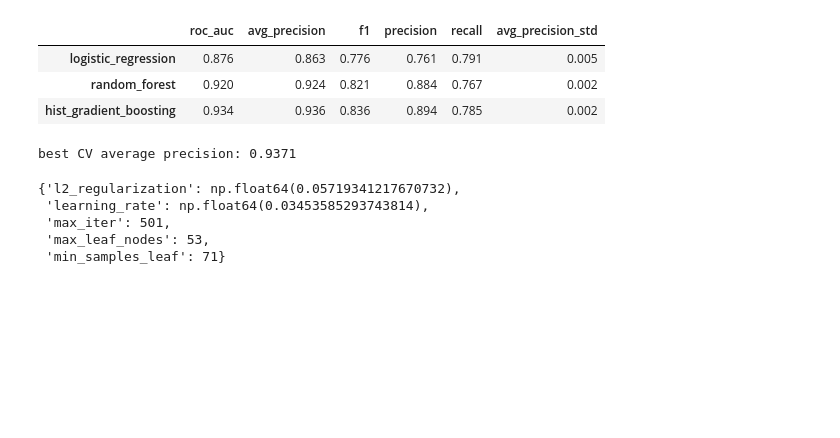
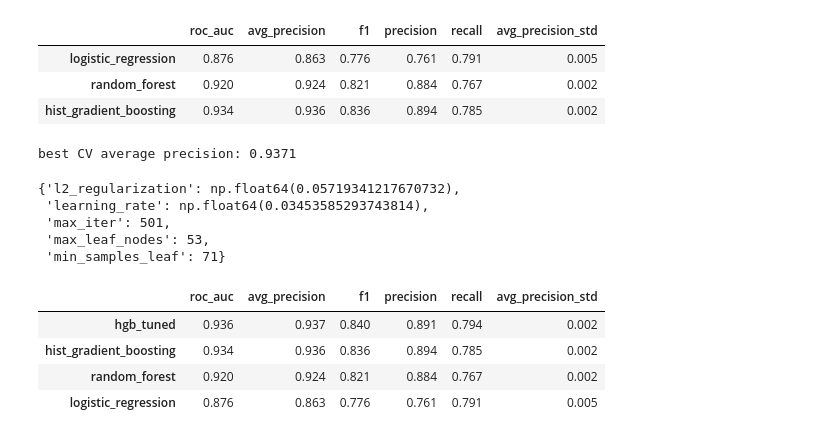
Before and after one commit to th3realAyo/loan_approval_classification, a Jupyter notebook: loan_approval_classification_model.ipynb, the cells around one changed output. Drawn from its saved outputs; the diff is of its cells as text; code cells hidden in the pictures; blank space fills up the shorter version.

```diff
--- a/loan_approval_classification_model.ipynb
+++ b/loan_approval_classification_model.ipynb
@@ -500,3 +528,15 @@ best CV average precision: 0.9371
  'max_iter': 501,
  'max_leaf_nodes': 53,
  'min_samples_leaf': 71}
+# %%
+best_model = search.best_estimator_
+
+cv_results = pd.concat(
+    [cv_results, cv_summary("hgb_tuned", best_model).to_frame().T])
+cv_results.sort_values("avg_precision", ascending=False).round(3)
+# %% [output]
+|  | roc_auc | avg_precision | f1 | precision | recall | avg_precision_std |
+| hgb_tuned | 0.936 | 0.937 | 0.840 | 0.891 | 0.794 | 0.002 |
+| hist_gradient_boosting | 0.934 | 0.936 | 0.836 | 0.894 | 0.785 | 0.002 |
+| random_forest | 0.920 | 0.924 | 0.821 | 0.884 | 0.767 | 0.002 |
+| logistic_regression | 0.876 | 0.863 | 0.776 | 0.761 | 0.791 | 0.005 |
```
Also changed, not shown: parts of 14 cells of this notebook, 2 other files.
